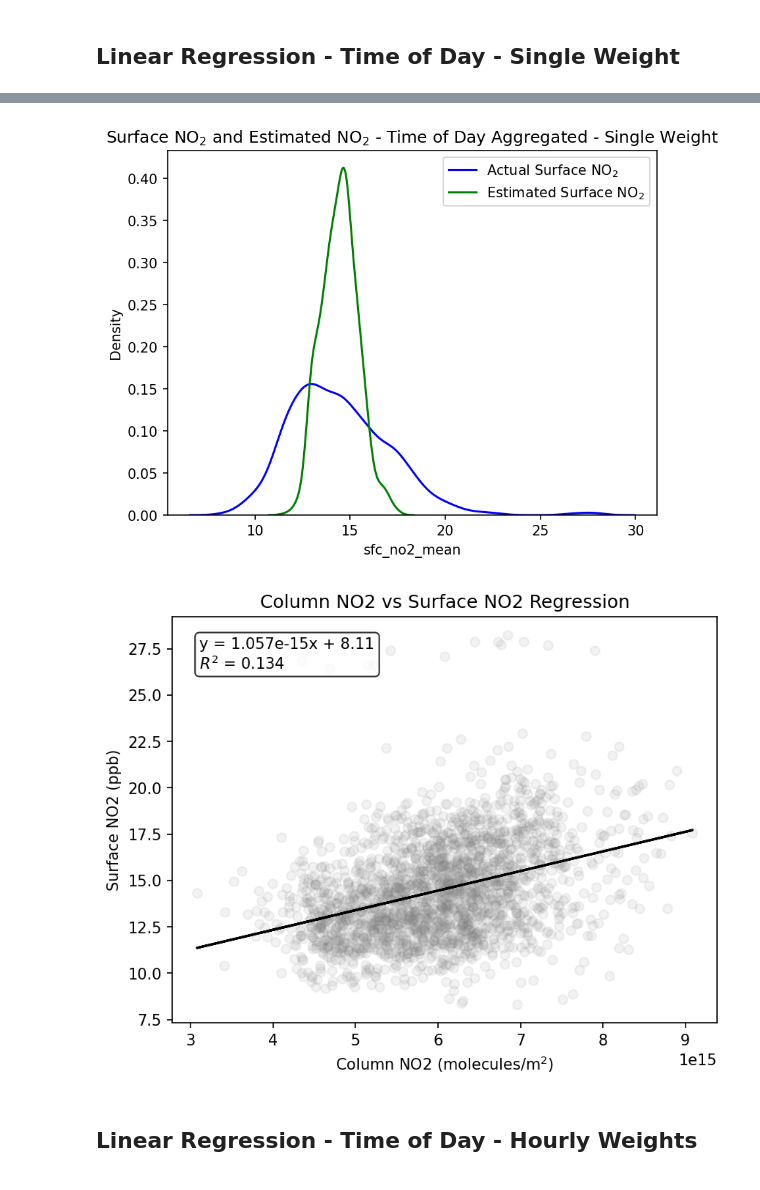
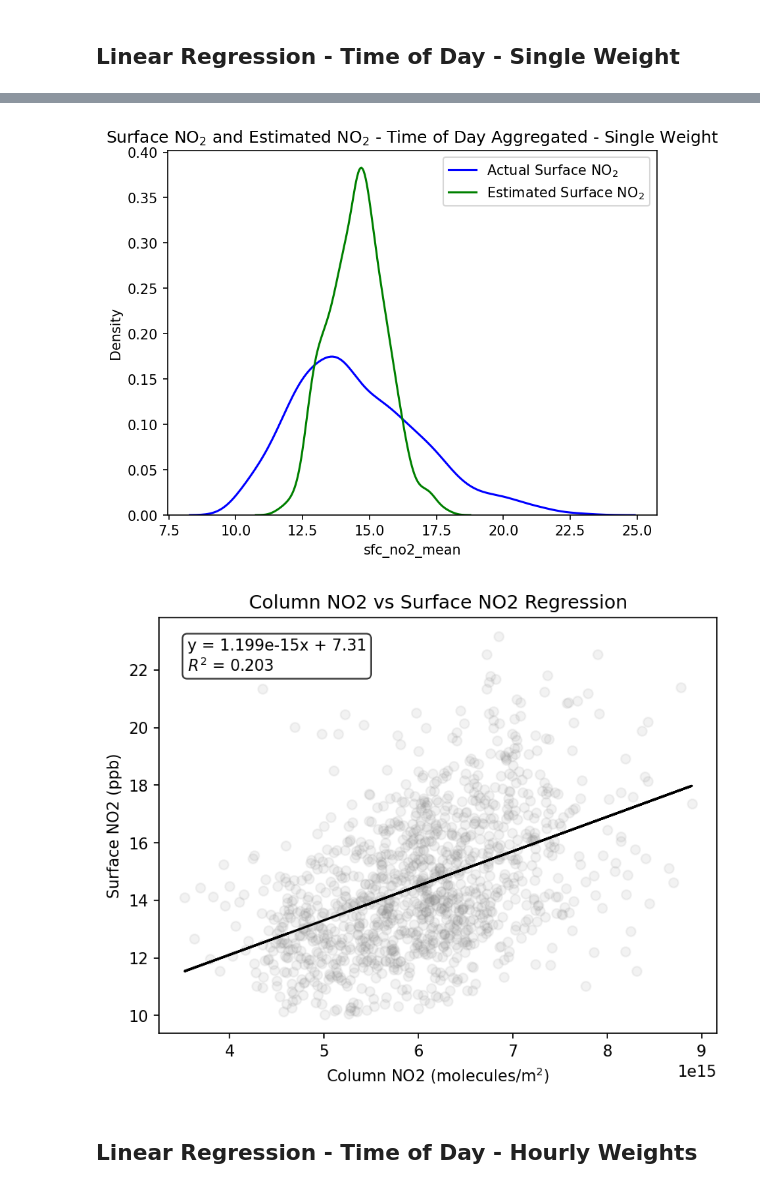
Before and after one commit to NASA-EarthRISE/earthrise-toolkit_ChicagoHAQ-2026, a Jupyter notebook: processing-scripts/clarity-tempo-fusion.ipynb, the cells around one changed output, grey strips where cells are left out. Saved outputs shown, nothing was run; the diff lists cells and outputs as text; code cells hidden in the pictures.

```diff
--- a/processing-scripts/clarity-tempo-fusion.ipynb
+++ b/processing-scripts/clarity-tempo-fusion.ipynb
@@ -163,13 +171,9 @@ Intercept:  11.51067056236493
 # %% [markdown]
 ## Linear Regression - Time of Day - Single Weight
 # %%
-tempo_vals =  ct_diurnal.column_no2_mean.to_dataframe().reset_index()
-clarity_vals = ct_diurnal.sfc_no2_mean.to_dataframe().reset_index()
+both = ct_diurnal[['hour','latitude','longitude','sfc_no2_mean','col_no2_mean']].dropna()
 
-both = clarity_vals.merge(tempo_vals, on=['latitude','longitude','hour']).dropna()
-print(both.head())
-
-x = both['column_no2_mean'].to_frame()
+x = both['col_no2_mean'].to_frame()
 y = both['sfc_no2_mean'].to_frame()
 
 model = linear_model.LinearRegression().fit(X=x, y=y)
@@ -185,7 +189,7 @@ print("Intercept: ", intercept)
 
 print(score)
 
-both['no2_estimate'] = both['column_no2_mean'].apply(lambda x: x*float(coef)+float(intercept))
+both['no2_estimate'] = both['col_no2_mean'].apply(lambda x: x*float(coef)+float(intercept))
 print(both.head())
 
 sns.kdeplot(both, x="sfc_no2_mean", color="blue", label='Actual Surface NO$_2$')
@@ -228,5 +226,5 @@ Intercept:  8.111815190196364
-[figure, old version]
+[figure, new version]
-[figure, old version]
+[figure, new version]
 # %% [markdown]
 ## Linear Regression - Time of Day - Hourly Weights
 # %%
```
Also changed, not shown: parts of 11 cells of this notebook, 2 other files.
